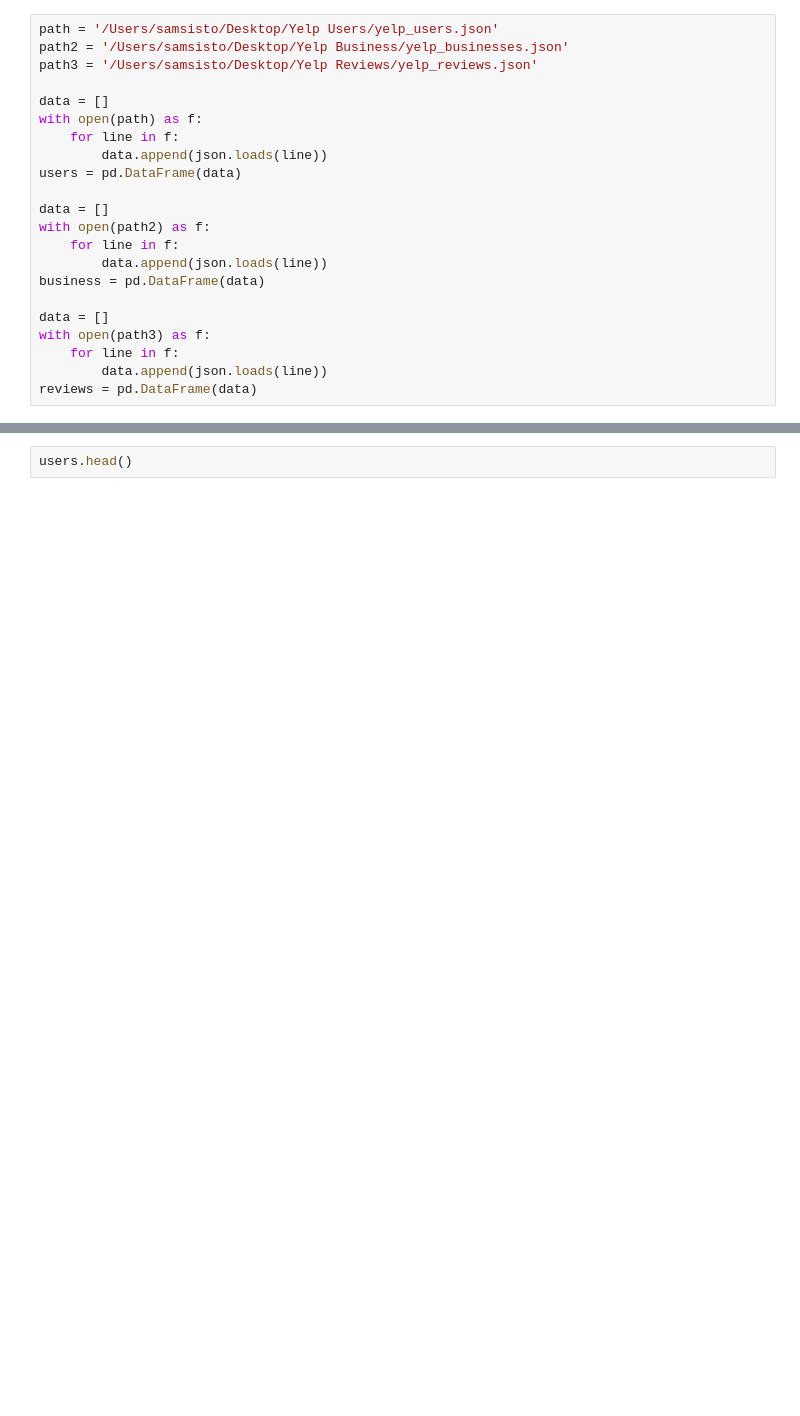
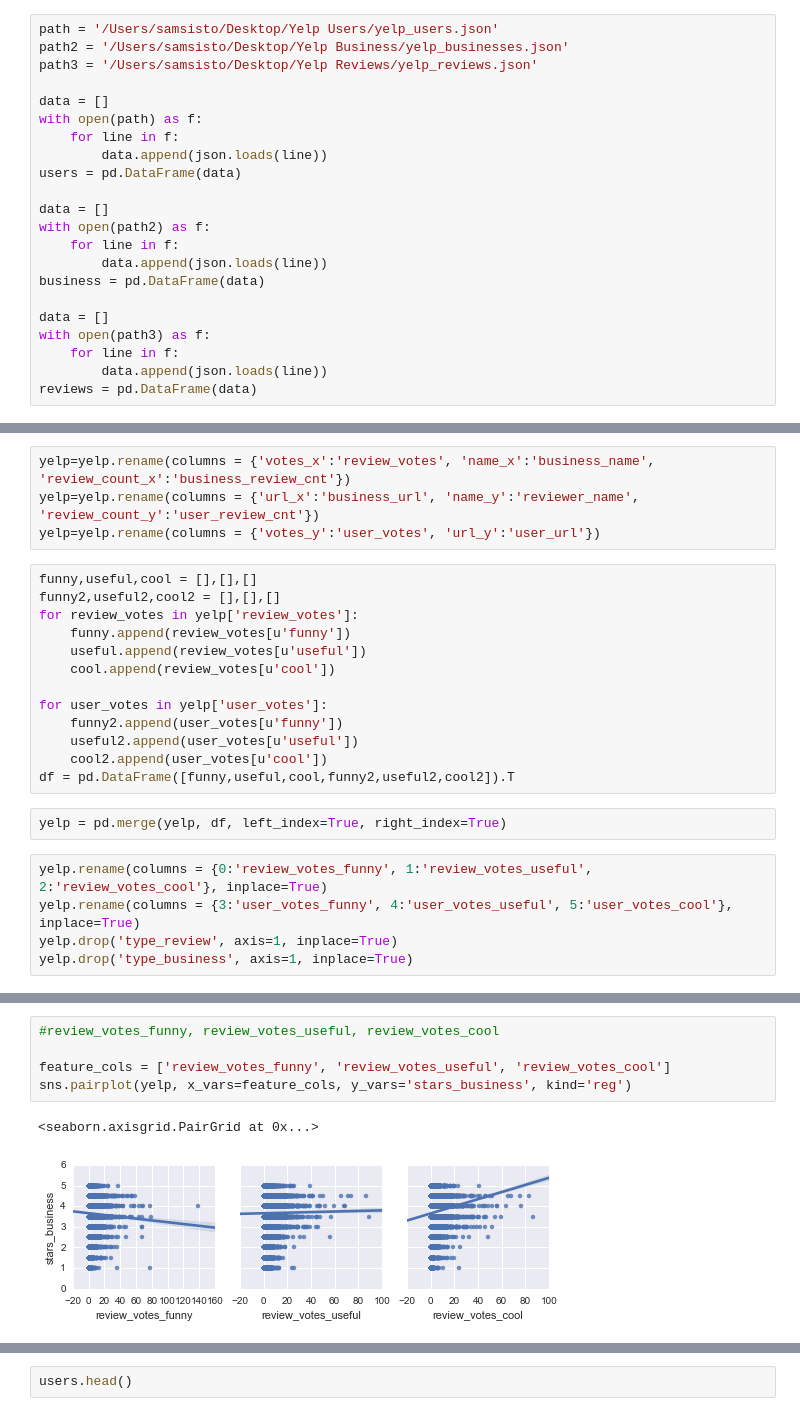
Before and after one commit to samsisto-db/ga_hw, a Jupyter notebook: Final_Project/Yelp_Academic_Data_Set.ipynb, the cells around one changed output, grey strips where cells are left out. Saved outputs shown, nothing was run; the diff lists cells and outputs as text; blank space fills up the shorter version.

```diff
--- a/Final_Project/Yelp_Academic_Data_Set.ipynb
+++ b/Final_Project/Yelp_Academic_Data_Set.ipynb
@@ -112,0 +99,24 @@ x.set(xlabel='Mean Star Rating', ylabel='Colleges')
+# %%
+yelp=yelp.rename(columns = {'votes_x':'review_votes', 'name_x':'business_name', 'review_count_x':'business_review_cnt'})
+yelp=yelp.rename(columns = {'url_x':'business_url', 'name_y':'reviewer_name', 'review_count_y':'user_review_cnt'})
+yelp=yelp.rename(columns = {'votes_y':'user_votes', 'url_y':'user_url'})
+# %%
+funny,useful,cool = [],[],[]
+funny2,useful2,cool2 = [],[],[]
+for review_votes in yelp['review_votes']:
+    funny.append(review_votes[u'funny'])
+    useful.append(review_votes[u'useful'])
+    cool.append(review_votes[u'cool'])
+
+for user_votes in yelp['user_votes']:
+    funny2.append(user_votes[u'funny'])
+    useful2.append(user_votes[u'useful'])
+    cool2.append(user_votes[u'cool'])
+df = pd.DataFrame([funny,useful,cool,funny2,useful2,cool2]).T
+# %%
+yelp = pd.merge(yelp, df, left_index=True, right_index=True)
+# %%
+yelp.rename(columns = {0:'review_votes_funny', 1:'review_votes_useful', 2:'review_votes_cool'}, inplace=True)
+yelp.rename(columns = {3:'user_votes_funny', 4:'user_votes_useful', 5:'user_votes_cool'}, inplace=True)
+yelp.drop('type_review', axis=1, inplace=True)
+yelp.drop('type_business', axis=1, inplace=True)
@@ -112,0 +143,8 @@ x.set(xlabel='Mean Star Rating', ylabel='Colleges')
+# %%
+#review_votes_funny, review_votes_useful, review_votes_cool
+
+feature_cols = ['review_votes_funny', 'review_votes_useful', 'review_votes_cool']
+sns.pairplot(yelp, x_vars=feature_cols, y_vars='stars_business', kind='reg')
+# %% [output]
+<seaborn.axisgrid.PairGrid at 0x...>
+[figure, added]
```
Also changed, not shown: parts of 49 cells of this notebook.
